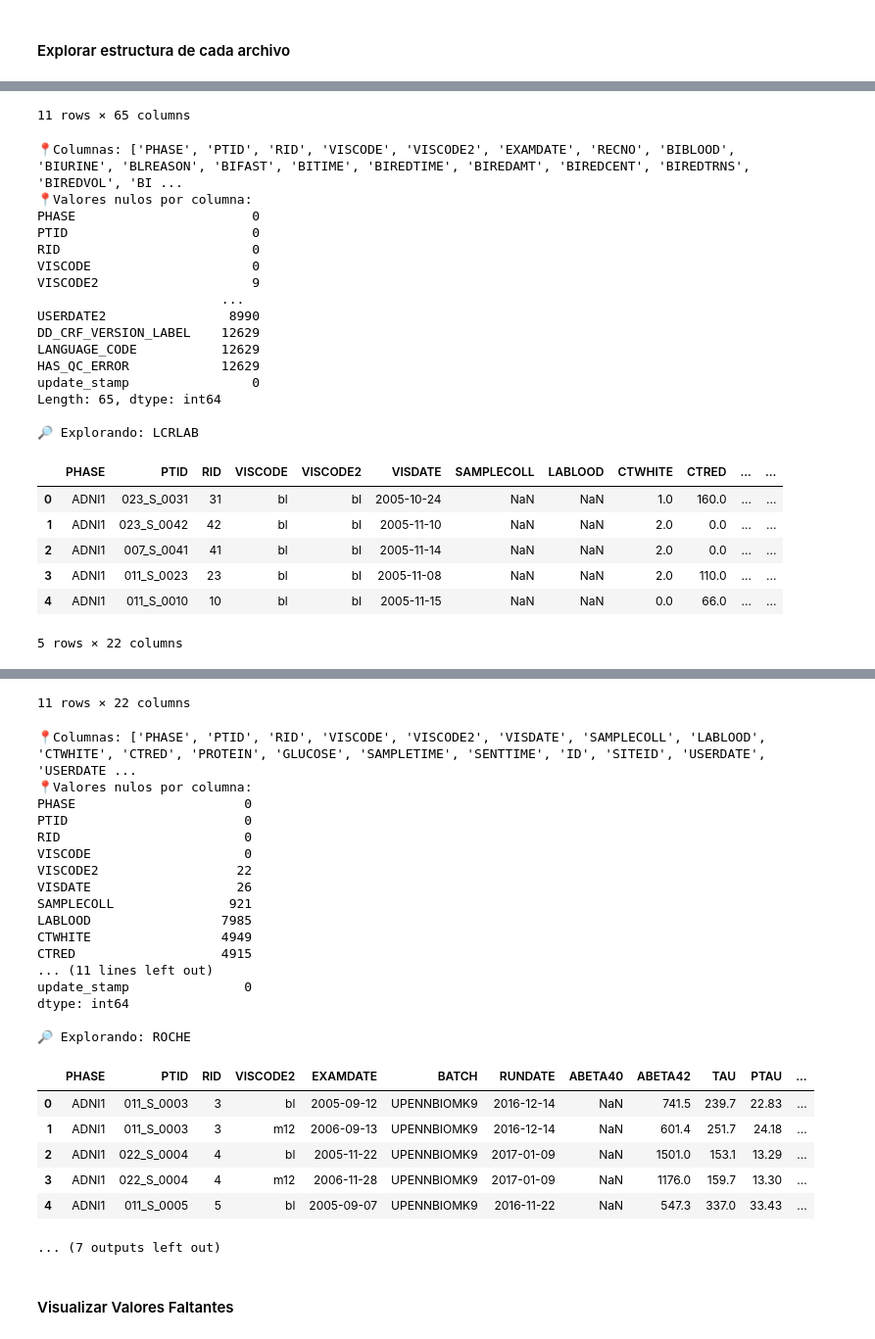
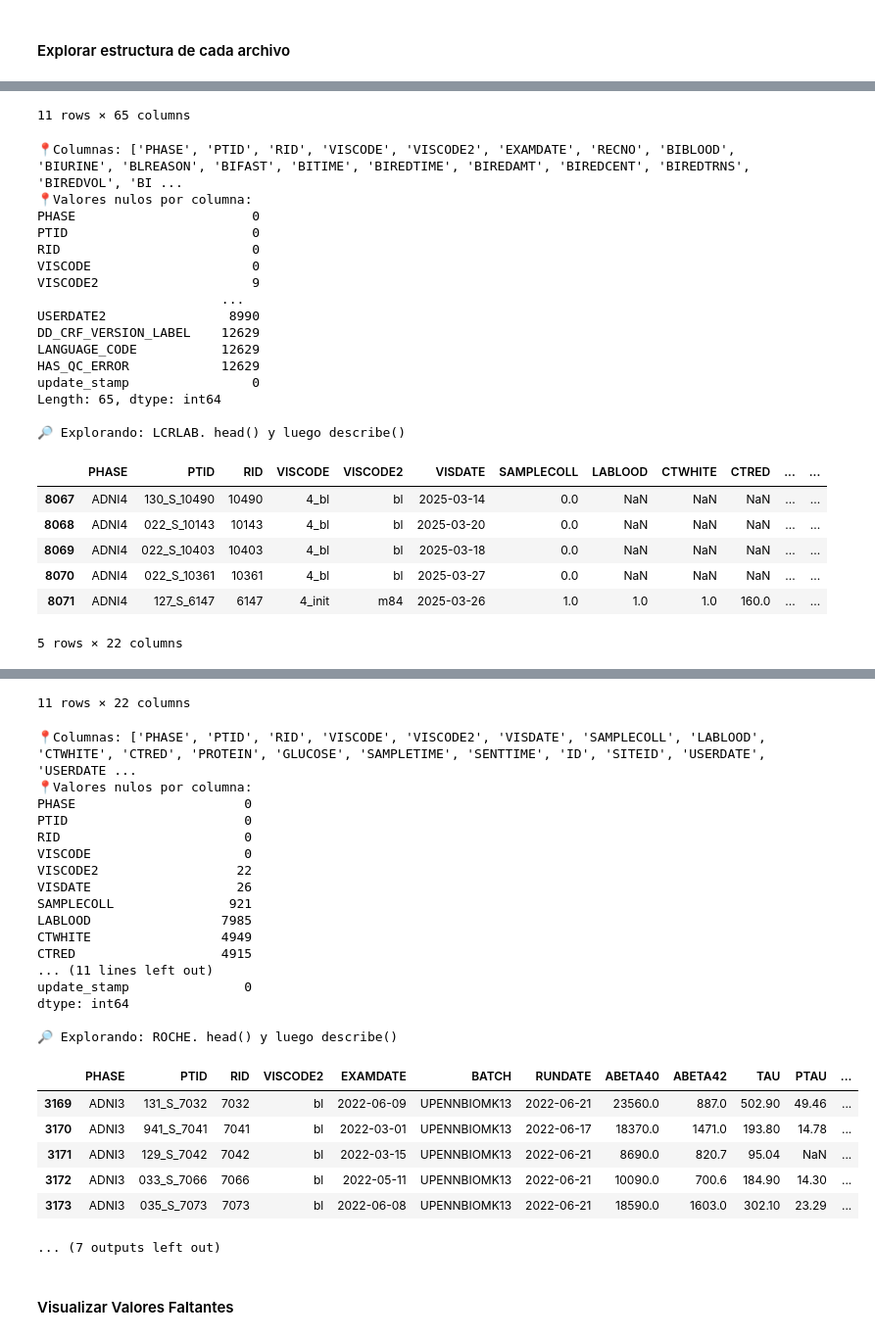
Before and after one commit to AbrahamTartalos/alzheimer-multimodal-monitoring, a Jupyter notebook: notebooks/01_eda_biomarkers.ipynb, the cells around one changed output, grey strips where cells are left out. Shown at 98% size. Drawn from its saved outputs; the diff is of its cells as text; code cells hidden in the pictures.

```diff
--- a/notebooks/01_eda_biomarkers.ipynb
+++ b/notebooks/01_eda_biomarkers.ipynb
@@ -90,8 +90,8 @@ None
 #### Explorar estructura de cada archivo
 # %%
 for key, df in dfs.items():
-    print(f"\n🔎 Explorando: {key}")
-    display(df.head())
+    print(f"\n🔎 Explorando: {key}. head() y luego describe()")
+    display(df.tail())
     display(df.describe(include='all'))
     print("📍Columnas:", df.columns.tolist())
     print("📍Valores nulos por columna:")
@@ -133,50 +133,50 @@ HAS_QC_ERROR            12629
 update_stamp                0
 Length: 65, dtype: int64
 
-🔎 Explorando: LCRLAB
+🔎 Explorando: LCRLAB. head() y luego describe()
 |  | PHASE | PTID | RID | VISCODE | VISCODE2 | VISDATE | SAMPLECOLL | LABLOOD | CTWHITE | CTRED | ... | ... |
-| 0 | ADNI1 | 023_S_0031 | 31 | bl | bl | 2005-10-24 | NaN | NaN | 1.0 | 160.0 | ... | ... |
-| 1 | ADNI1 | 023_S_0042 | 42 | bl | bl | 2005-11-10 | NaN | NaN | 2.0 | 0.0 | ... | ... |
-| 2 | ADNI1 | 007_S_0041 | 41 | bl | bl | 2005-11-14 | NaN | NaN | 2.0 | 0.0 | ... | ... |
-| 3 | ADNI1 | 011_S_0023 | 23 | bl | bl | 2005-11-08 | NaN | NaN | 2.0 | 110.0 | ... | ... |
-| 4 | ADNI1 | 011_S_0010 | 10 | bl | bl | 2005-11-15 | NaN | NaN | 0.0 | 66.0 | ... | ... |
+| 8067 | ADNI4 | 130_S_10490 | 10490 | 4_bl | bl | 2025-03-14 | 0.0 | NaN | NaN | NaN | ... | ... |
+| 8068 | ADNI4 | 022_S_10143 | 10143 | 4_bl | bl | 2025-03-20 | 0.0 | NaN | NaN | NaN | ... | ... |
+| 8069 | ADNI4 | 022_S_10403 | 10403 | 4_bl | bl | 2025-03-18 | 0.0 | NaN | NaN | NaN | ... | ... |
+| 8070 | ADNI4 | 022_S_10361 | 10361 | 4_bl | bl | 2025-03-27 | 0.0 | NaN | NaN | NaN | ... | ... |
+| 8071 | ADNI4 | 127_S_6147 | 6147 | 4_init | m84 | 2025-03-26 | 1.0 | 1.0 | 1.0 | 160.0 | ... | ... |
 5 rows × 22 columns
 |  | PHASE | PTID | RID | VISCODE | VISCODE2 | VISDATE | SAMPLECOLL | LABLOOD | CTWHITE | CTRED | ... | ... |
 | count | 8072 | 8072 | 8072.000000 | 8072 | 8050 | 8046 | 7151.000000 | 87.000000 | 3123.000000 | 3157.000000 | ... | ... |
 | unique | 5 | 2447 | NaN | 22 | 38 | 3243 | NaN | NaN | NaN | NaN | ... | ... |
 | top | ADNI2 | 003_S_0908 | NaN | bl | bl | 2013-06-12 | NaN | NaN | NaN | NaN | ... | ... |
 | freq | 3702 | 13 | NaN | 1241 | 2302 | 11 | NaN | NaN | NaN | NaN | ... | ... |
 | mean | NaN | NaN | 3985.236249 | NaN | NaN | NaN | 0.332541 | 0.712644 | 3.150496 | 134.871080 | ... | ... |
 | std | NaN | NaN | 2473.718712 | NaN | NaN | NaN | 0.471157 | 0.455153 | 12.980363 | 682.583551 | ... | ... |
 | min | NaN | NaN | 2.000000 | NaN | NaN | NaN | 0.000000 | 0.000000 | -1.000000 | -1.000000 | ... | ... |
 | 25% | NaN | NaN | 1414.000000 | NaN | NaN | NaN | 0.000000 | 0.000000 | 0.000000 | 0.000000 | ... | ... |
 | 50% | NaN | NaN | 4402.500000 | NaN | NaN | NaN | 0.000000 | 1.000000 | 1.000000 | 2.000000 | ... | ... |
 | 75% | NaN | NaN | 6015.000000 | NaN | NaN | NaN | 1.000000 | 1.000000 | 2.000000 | 22.000000 | ... | ... |
 | max | NaN | NaN | 10586.000000 | NaN | NaN | NaN | 1.000000 | 1.000000 | 282.000000 | 9999.000000 | ... | ... |
 11 rows × 22 columns
 📍Columnas: ['PHASE', 'PTID', 'RID', 'VISCODE', 'VISCODE2', 'VISDATE', 'SAMPLECOLL', 'LABLOOD', 'CTWHITE', 'CTRED', 'PROTEIN', 'GLUCOSE', 'SAMPLETIME', 'SENTTIME', 'ID', 'SITEID', 'USERDATE', 'USERDATE ...
 📍Valores nulos por columna:
 PHASE                      0
 PTID                       0
 RID                        0
 VISCODE                    0
 VISCODE2                  22
 VISDATE                   26
 SAMPLECOLL               921
 LABLOOD                 7985
 CTWHITE                 4949
 CTRED                   4915
 ... (11 lines left out)
 update_stamp               0
 dtype: int64
 
-🔎 Explorando: ROCHE
+🔎 Explorando: ROCHE. head() y luego describe()
 |  | PHASE | PTID | RID | VISCODE2 | EXAMDATE | BATCH | RUNDATE | ABETA40 | ABETA42 | TAU | PTAU | ... |
-| 0 | ADNI1 | 011_S_0003 | 3 | bl | 2005-09-12 | UPENNBIOMK9 | 2016-12-14 | NaN | 741.5 | 239.7 | 22.83 | ... |
-| 1 | ADNI1 | 011_S_0003 | 3 | m12 | 2006-09-13 | UPENNBIOMK9 | 2016-12-14 | NaN | 601.4 | 251.7 | 24.18 | ... |
-| 2 | ADNI1 | 022_S_0004 | 4 | bl | 2005-11-22 | UPENNBIOMK9 | 2017-01-09 | NaN | 1501.0 | 153.1 | 13.29 | ... |
-| 3 | ADNI1 | 022_S_0004 | 4 | m12 | 2006-11-28 | UPENNBIOMK9 | 2017-01-09 | NaN | 1176.0 | 159.7 | 13.30 | ... |
-| 4 | ADNI1 | 011_S_0005 | 5 | bl | 2005-09-07 | UPENNBIOMK9 | 2016-11-22 | NaN | 547.3 | 337.0 | 33.43 | ... |
+| 3169 | ADNI3 | 131_S_7032 | 7032 | bl | 2022-06-09 | UPENNBIOMK13 | 2022-06-21 | 23560.0 | 887.0 | 502.90 | 49.46 | ... |
+| 3170 | ADNI3 | 941_S_7041 | 7041 | bl | 2022-03-01 | UPENNBIOMK13 | 2022-06-17 | 18370.0 | 1471.0 | 193.80 | 14.78 | ... |
+| 3171 | ADNI3 | 129_S_7042 | 7042 | bl | 2022-03-15 | UPENNBIOMK13 | 2022-06-21 | 8690.0 | 820.7 | 95.04 | NaN | ... |
+| 3172 | ADNI3 | 033_S_7066 | 7066 | bl | 2022-05-11 | UPENNBIOMK13 | 2022-06-21 | 10090.0 | 700.6 | 184.90 | 14.30 | ... |
+| 3173 | ADNI3 | 035_S_7073 | 7073 | bl | 2022-06-08 | UPENNBIOMK13 | 2022-06-21 | 18590.0 | 1603.0 | 302.10 | 23.29 | ... |
 ... (7 outputs left out)
 # %% [markdown]
 #### Visualizar Valores Faltantes
```
Also changed, not shown: parts of 10 cells of this notebook, 9 other files.
